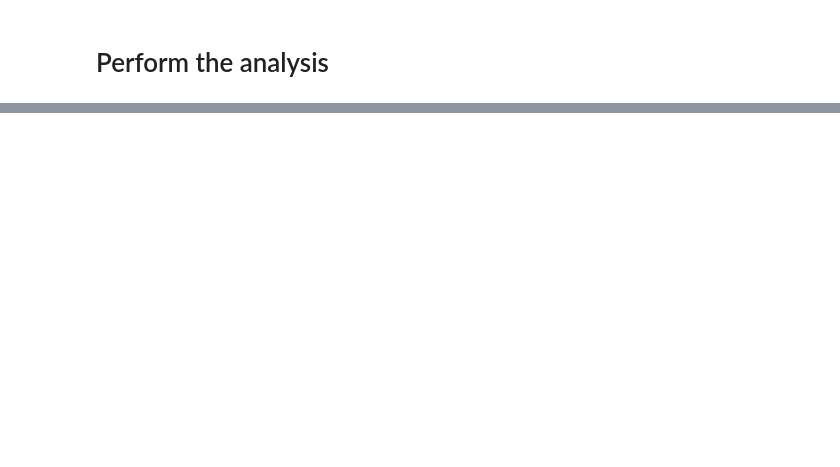
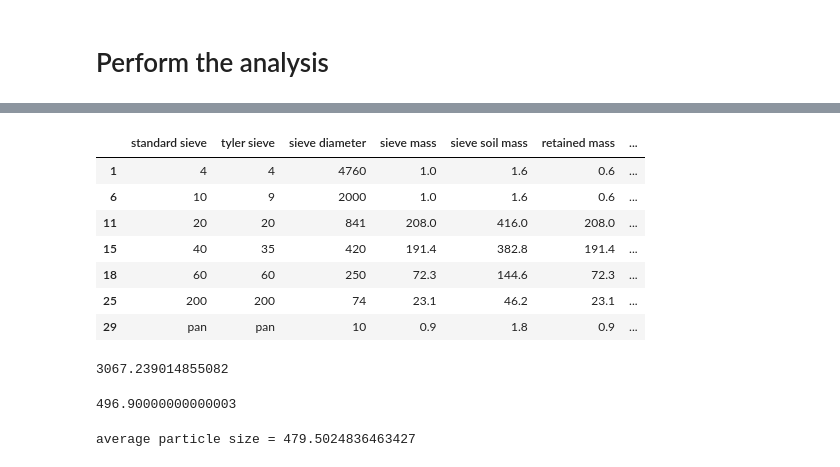
Before and after one commit to gillespilon/sieve_analysis, a Jupyter notebook: sieve_analysis.ipynb, the cells around one changed output, grey strips where cells are left out. Drawn from its saved outputs; the diff is of its cells as text; code cells hidden in the pictures; blank space fills up the shorter version.

Commit message:
mod added code for "average particle size"

```diff
--- a/sieve_analysis.ipynb
+++ b/sieve_analysis.ipynb
@@ -144,0 +165,13 @@ df.round(3)
+# %%
+df['another variable'] = df['retained mass'] * (np.log(df['sieve diameter']) - retained_mass_times_ln_diameter_total)**2
+# %%
+df
+# %% [output]
+|  | standard sieve | tyler sieve | sieve diameter | sieve mass | sieve soil mass | retained mass | ... |
+| 1 | 4 | 4 | 4760 | 1.0 | 1.6 | 0.6 | ... |
+| 6 | 10 | 9 | 2000 | 1.0 | 1.6 | 0.6 | ... |
+| 11 | 20 | 20 | 841 | 208.0 | 416.0 | 208.0 | ... |
+| 15 | 40 | 35 | 420 | 191.4 | 382.8 | 191.4 | ... |
+| 18 | 60 | 60 | 250 | 72.3 | 144.6 | 72.3 | ... |
+| 25 | 200 | 200 | 74 | 23.1 | 46.2 | 23.1 | ... |
+| 29 | pan | pan | 10 | 0.9 | 1.8 | 0.9 | ... |
@@ -144,0 +180,15 @@ df.round(3)
+# %%
+AA
+# %% [output]
+3067.239014855082
+# %%
+retained_mass_total
+# %% [output]
+496.90000000000003
+# %%
+print('average particle size',
+      np.exp(((df['retained mass'] * np.log(df['sieve diameter'])).sum())\
+      /retained_mass_total),
+      sep=" = ")
+# %% [output]
+average particle size = 479.5024836463427
```
Also changed, not shown: parts of 12 cells of this notebook.
